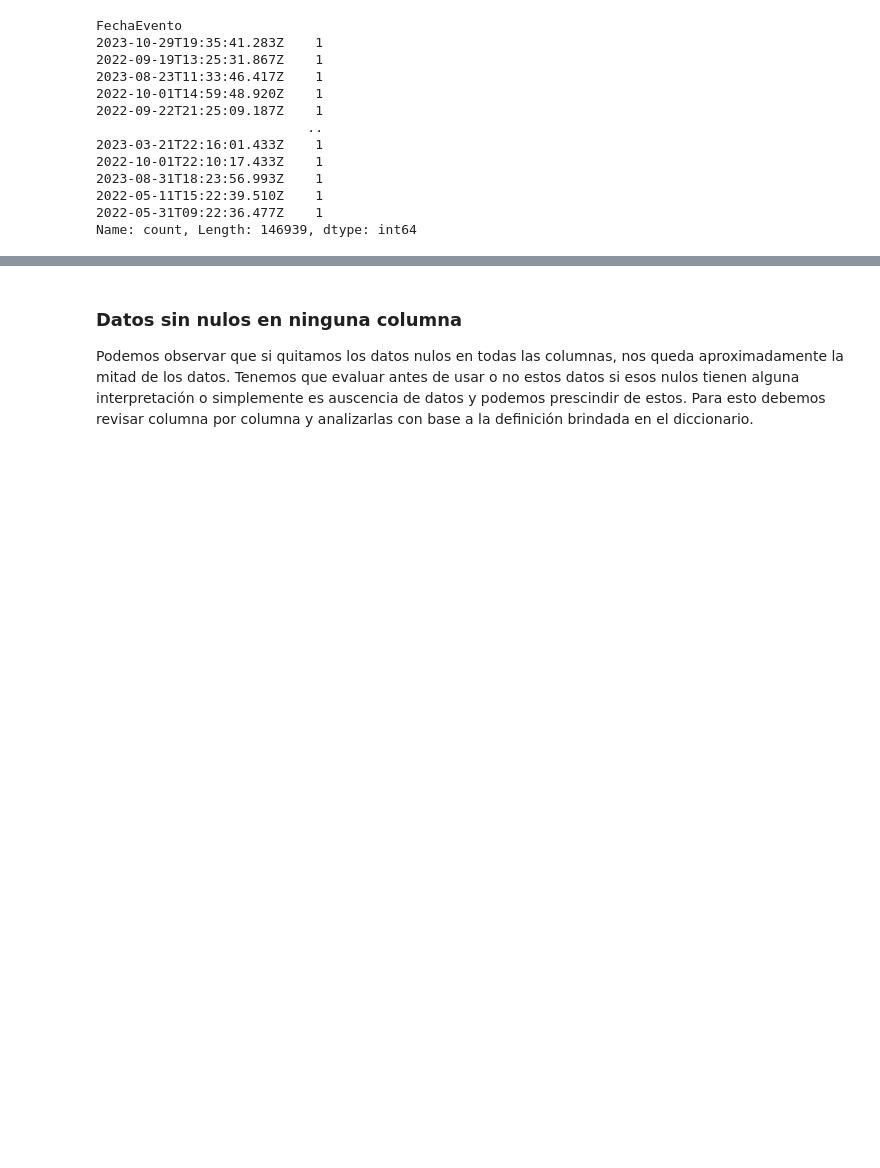
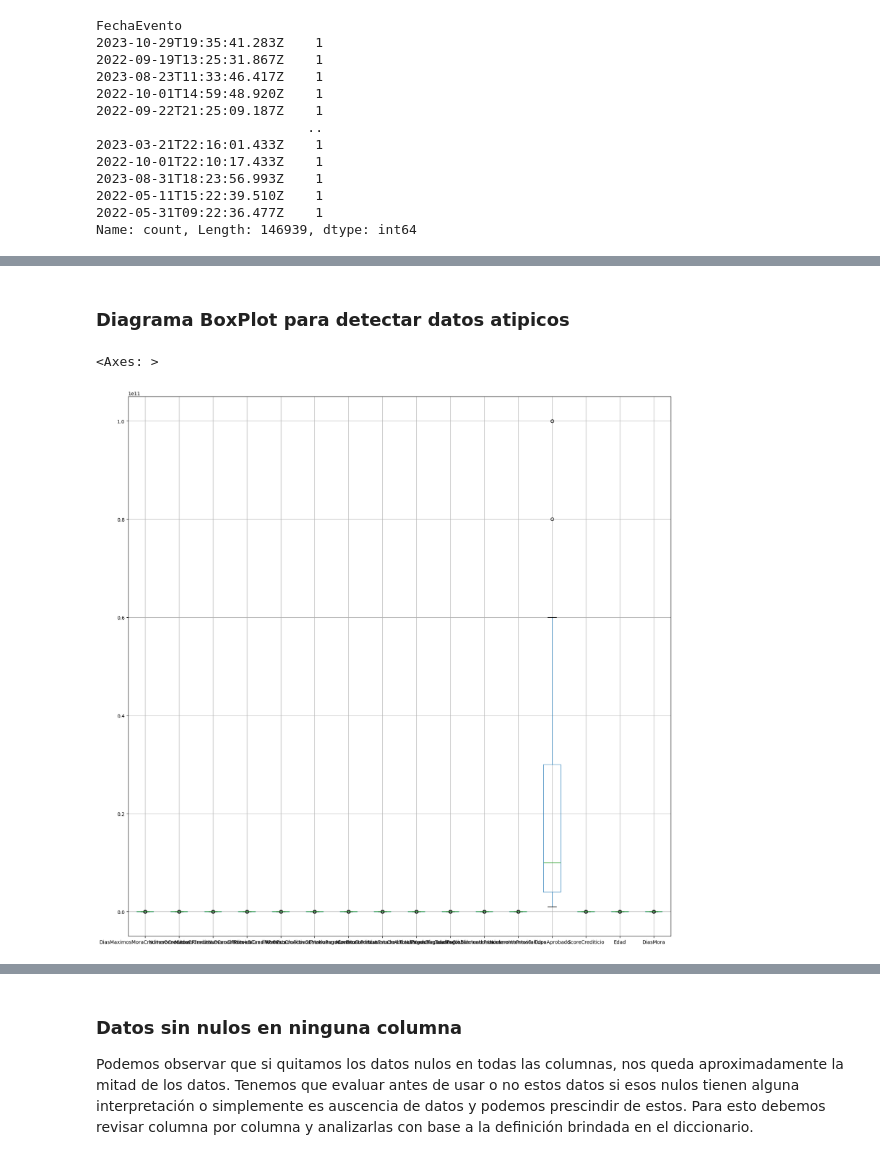
Before and after one commit to Mathnalytics17/TestKeraunos, a Jupyter notebook: ETL.ipynb, the cells around one changed output, grey strips where cells are left out. Saved outputs shown, nothing was run; the diff lists cells and outputs as text; code cells hidden in the pictures; blank space fills up the shorter version.

```diff
--- a/ETL.ipynb
+++ b/ETL.ipynb
@@ -59,3 +59,7 @@ df
 | 146937 | 146938 | 2023-10-30T15:09:00.610Z | null | NaN | NaN | ... |
 | 146938 | 146939 | 2023-10-29T19:35:41.283Z | 0.9052790000000000000 | celulares-y-telefonos | NaN | ... |
 146939 rows × 30 columns
+# %%
+df['FechaPrimerUso'] = pd.to_datetime(df['FechaPrimerUso'], origin='1899-12-30', unit='D')
+df['FechaVinculacionCliente'] =pd.to_datetime(df['FechaVinculacionCliente'], origin='1899-12-30', unit='D')
+df['FechaUltimoUso'] =pd.to_datetime(df['FechaUltimoUso'], origin='1899-12-30', unit='D')
@@ -61,0 +68,22 @@ df
+# %%
+variables_cuantificables = [
+
+    "UsabilidadCupo",
+    "DiasMaximosMoraCreditosGenerados",
+    "NumeroCreditosGPrevius",
+    "NumeroCreditosGCanalFPrevius",
+    "NumeroCreditosGCanalVPrevius",
+    "NumeroCreditosGEstadoActivosPrevius",
+    "NumeroCreditosGEstadoPagadosPrevius",
+    "NumeroCreditosLPrevius",
+    "NumeroCreditosLEstadoActivosPrevius",
+    "NumeroCreditosLEstadoPagadosPrevius",
+    "TotalPagosEfectuadosGlobalmentePrevius",
+    "TotalPagosEfectuadosLocalmentePrevius",
+    "NumeroIntentosFallidos",
+    "CupoAprobado",
+    "ScoreCrediticio",
+    "Edad",
+    "DiasMora",
+    "PerdidaCartera"
+]
@@ -203,0 +363,7 @@ Name: count, Length: 146939, dtype: int64
+# %% [markdown]
+### Diagrama BoxPlot para detectar datos atipicos
+# %%
+df[variables_cuantificables].boxplot(figsize=(20,20))
+# %% [output]
+<Axes: >
+[figure, added]
```
Also changed, not shown: parts of 72 cells of this notebook, 1 other file.
